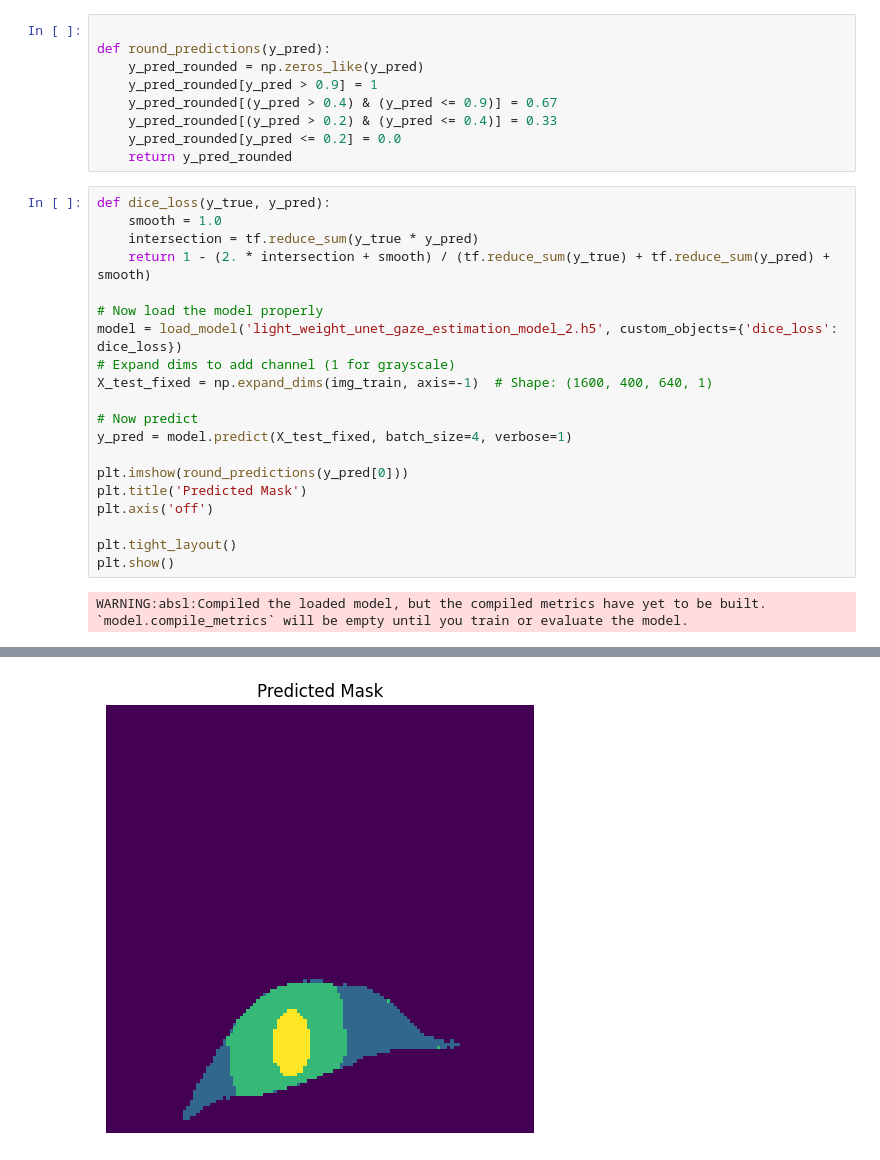
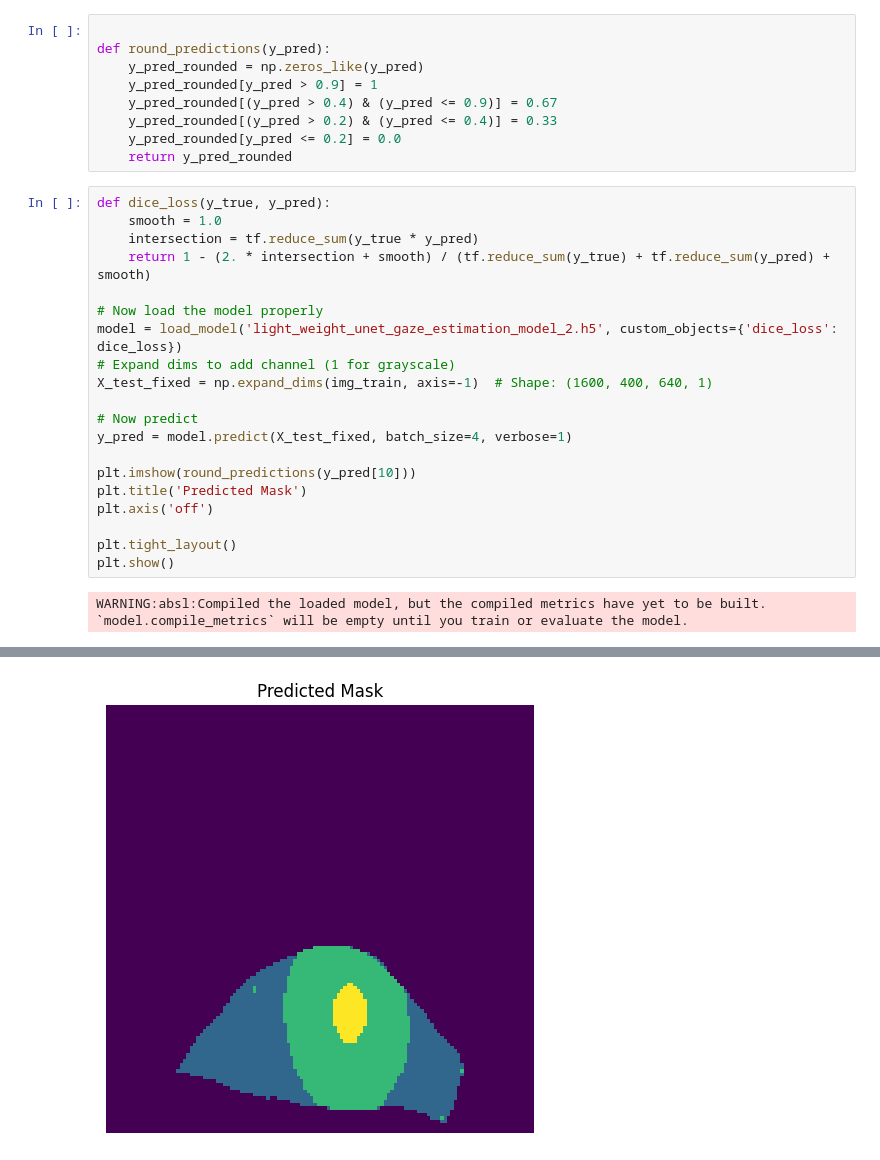
Before and after one commit to yasastharinda9511/GazeEstimation, a Jupyter notebook: gaze_estimation_resizing_and_normalization.ipynb, the cells around one changed output, grey strips where cells are left out. Drawn from its saved outputs; the diff is of its cells as text.

Commit message:
improve the visualizations

```diff
--- a/gaze_estimation_resizing_and_normalization.ipynb
+++ b/gaze_estimation_resizing_and_normalization.ipynb
@@ -291,7 +304,7 @@ X_test_fixed = np.expand_dims(img_train, axis=-1)  # Shape: (1600, 400, 640, 1)
 # Now predict
 y_pred = model.predict(X_test_fixed, batch_size=4, verbose=1)
 
-plt.imshow(round_predictions(y_pred[0]))
+plt.imshow(round_predictions(y_pred[10]))
 plt.title('Predicted Mask')
 plt.axis('off')
 
@@ -303,4 +316,4 @@ WARNING:absl:Compiled the loaded model, but the compiled metrics have yet to be
-[figure, old version]
+[figure, new version]
 # %%
 def calculate_miou_multiclass(y_true, y_pred, classes):
     ious = []
```
Also changed, not shown: parts of 10 cells of this notebook, 2 other files.
